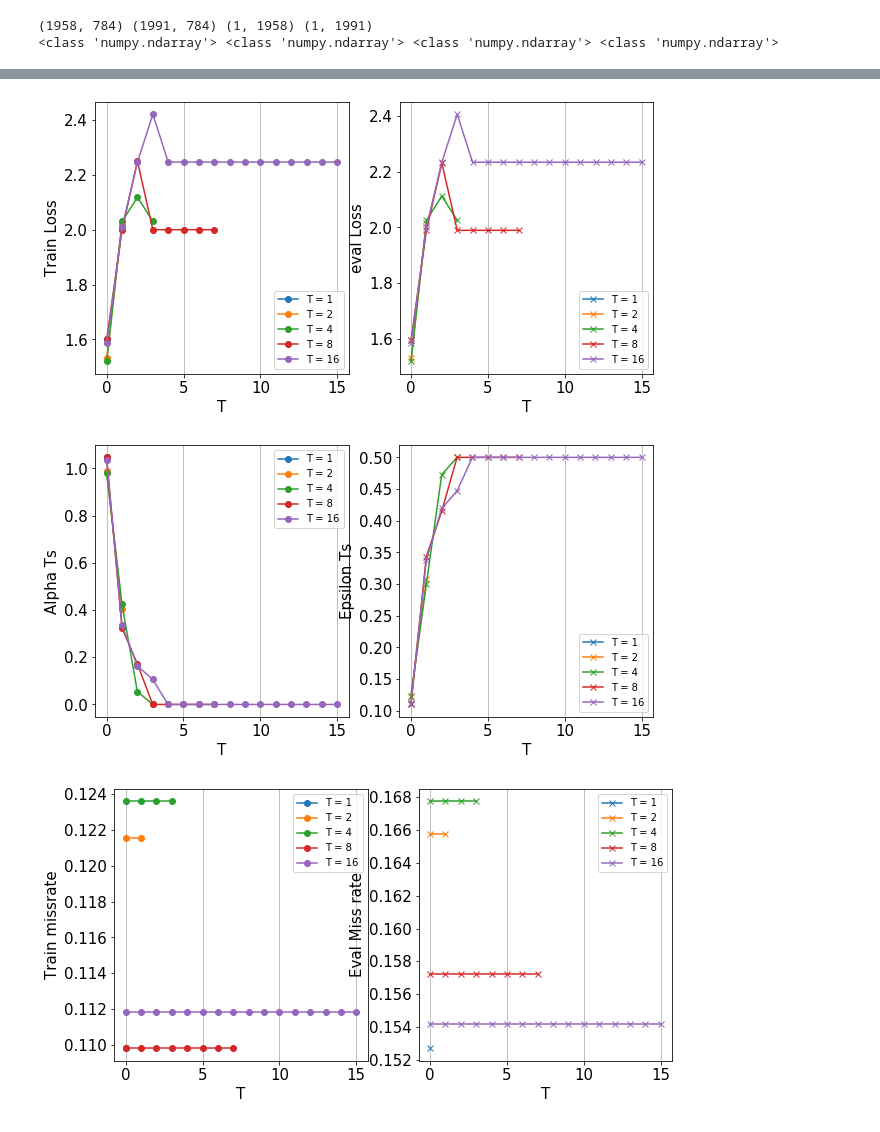
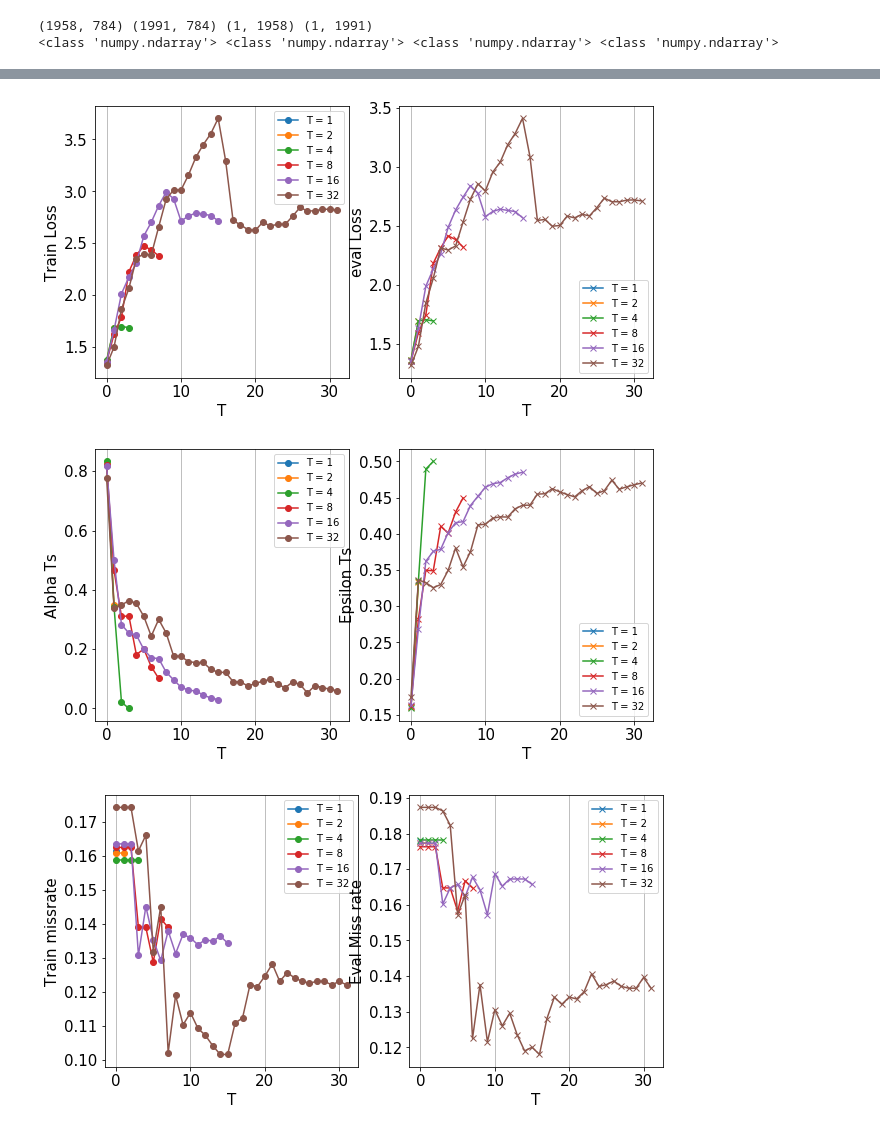
Before and after one commit to adithya8/CSE512-ML-SBU, a Jupyter notebook: hw5/Solutions/adaboost_release.ipynb, the cells around one changed output, grey strips where cells are left out. Saved outputs shown, nothing was run; the diff lists cells and outputs as text; code cells hidden in the pictures.

```diff
--- a/hw5/Solutions/adaboost_release.ipynb
+++ b/hw5/Solutions/adaboost_release.ipynb
@@ -45,8 +45,7 @@ print (type(Xtrain), type(Xtest), type(ytrain), type(ytest))
 class Adaboost:
     def __init__(self, weak_learners:int, m:int=1):
         np.random.seed(42)
-        tree_params = {'criterion':'entropy','max_depth':1,'class_weight':'balanced'}
-        tree_params["splitter"] = 'best' if weak_learners == 1 else 'random'
+        tree_params = {'criterion':'entropy','max_depth':1,'class_weight':'balanced', "splitter":"best"}
         self.stumps = [tree.DecisionTreeClassifier(**tree_params) for i in range(weak_learners)]
         self.w = None
         self.w_hat = None
@@ -68,11 +67,14 @@ class Adaboost:
 
     def train_stumps(self, X:np.ndarray, y:np.ndarray):
         y = y.reshape(-1, )
-        for stump in self.stumps:
-            stump.fit(X, y)
+        np.random.seed(10)
+        random_sample_idx = [np.random.choice(np.arange(X.shape[0]), size=(X.shape[0]//len(self.stumps))) for i in range(len(self.stumps))]
+        self.random_sample_cols = [np.random.choice(np.arange(X.shape[1]), size=(X.shape[1]//len(self.stumps))) for i in range(len(self.stumps))]
+        for j, stump in enumerate(self.stumps):
+            stump.fit(X[random_sample_idx[j], :][:, self.random_sample_cols[j]], y[random_sample_idx[j]])
 
     def stumps_prediction(self, X:np.ndarray):
-        return [stump.predict(X) for stump in self.stumps]
+        return [stump.predict(X[:, self.random_sample_cols[j]]) for j, stump in enumerate(self.stumps)]
 
     def loss(self, y:np.ndarray, y_hat:np.ndarray):
         return np.mean(np.exp(-y*y_hat))
@@ -93,7 +95,7 @@ class Adaboost:
             iter_t, iter_epsilon_t = np.argmin(all_epsilon_t), np.min(all_epsilon_t)
             iter_alpha_t = 1/2*np.log((1 - iter_epsilon_t)/iter_epsilon_t)
             self.alpha[iter_t] = iter_alpha_t
-            self.w_hat = self.w*np.exp(-iter_alpha_t*y*self.stumps[iter_t].predict(X))
+            self.w_hat = self.w*np.exp(-iter_alpha_t*y*self.stumps[iter_t].predict(X[:, self.random_sample_cols[iter_t]]))
             self.w = self.w_hat/np.sum(self.w_hat)
 
             #Saving iter measures
@@ -121,7 +123,7 @@ class Adaboost:
         for x in X:
             pred_val = 0
             for t, stump in enumerate(self.stumps):
-                pred_val += self.alpha[t]*stump.predict(x.reshape(1, -1))
+                pred_val += self.alpha[t]*stump.predict(x.reshape(1, -1)[:, self.random_sample_cols[t]])
             preds.append(sign_fn(pred_val))
             preds_agg.append(pred_val)
 
@@ -171,7 +173,7 @@ train_losses, eval_losses = [], []
 train_pred_aggs, eval_pred_aggs = [], []
 epsilon_ts, alpha_ts = [], []
 clfs = []
-for learners in range(5):
+for learners in range(6):
     clf = Adaboost(weak_learners = 2**learners)
     clf.fit(Xtrain, ytrain, True, Xtest, ytest)
 
@@ -213,7 +212,7 @@ Test Miss rate of 16 stumps: 0.154
 # %%
 fig, axs = plt.subplots(1, 2, figsize=(10, 5))
 
-for t in range(5):
+for t in range(6):
     axs[0].plot(np.arange(2**t), np.array(train_losses[t])[:, 1], label=f"T = {2**t}", marker="o")
     axs[1].plot(np.arange(2**t), np.array(eval_losses[t])[:, 1], label=f"T = {2**t}", marker="x")
 
@@ -228,11 +227,11 @@ for i in range(2):
 
 plt.show()
 # %% [output]
-[figure, old version]
+[figure, new version]
 # %%
 
 fig, axs = plt.subplots(1, 2, figsize=(10, 5))
-for t in range(5):
+for t in range(6):
     axs[0].plot(np.arange(2**t), np.array(alpha_ts[t])[:, 1], label=f"T = {2**t}", marker="o")
     axs[1].plot(np.arange(2**t), np.array(epsilon_ts[t])[:, 1], label=f"T = {2**t}", marker="x")
 
@@ -247,24 +246,24 @@ for i in range(2):
 
 plt.show()
 # %% [output]
-[figure, old version]
+[figure, new version]
 # %%
 fig, axs = plt.subplots(1, 2, figsize=(10, 5))
-for t in range(5):
+for t in range(6):
     train_miss_rate = [miss_rate(ytrain, np.array(list(map(sign_fn, preds))) ) for i, preds in train_pred_aggs[t]]
     eval_miss_rate = [miss_rate(ytest, np.array(list(map(sign_fn, preds))) ) for i, preds in eval_pred_aggs[t]]
     axs[0].plot(np.arange(2**t), np.array(train_miss_rate), label=f"T = {2**t}", marker="o")
     axs[1].plot(np.arange(2**t), np.array(eval_miss_rate), label=f"T = {2**t}", marker="x")
 
 axs[0].set_ylabel("Train missrate", fontsize=15)
 axs[1].set_ylabel("Eval Miss rate", fontsize=15)
 
 for i in range(2):
     axs[i].set_xlabel("T", fontsize=15)
     axs[i].tick_params(axis='both', which='major', labelsize=15)
     axs[i].grid(axis="x")
     axs[i].legend()
 
 plt.show()
 # %% [output]
-[figure, old version]
+[figure, new version]
```
Also changed, not shown: parts of 7 cells of this notebook.
